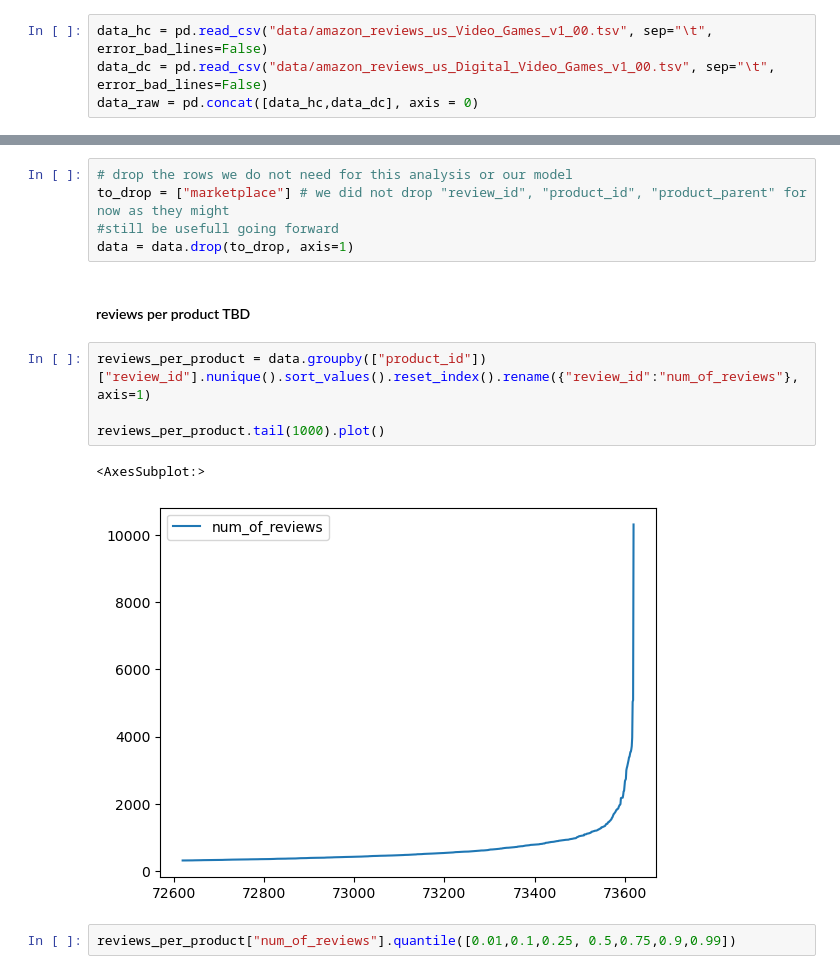
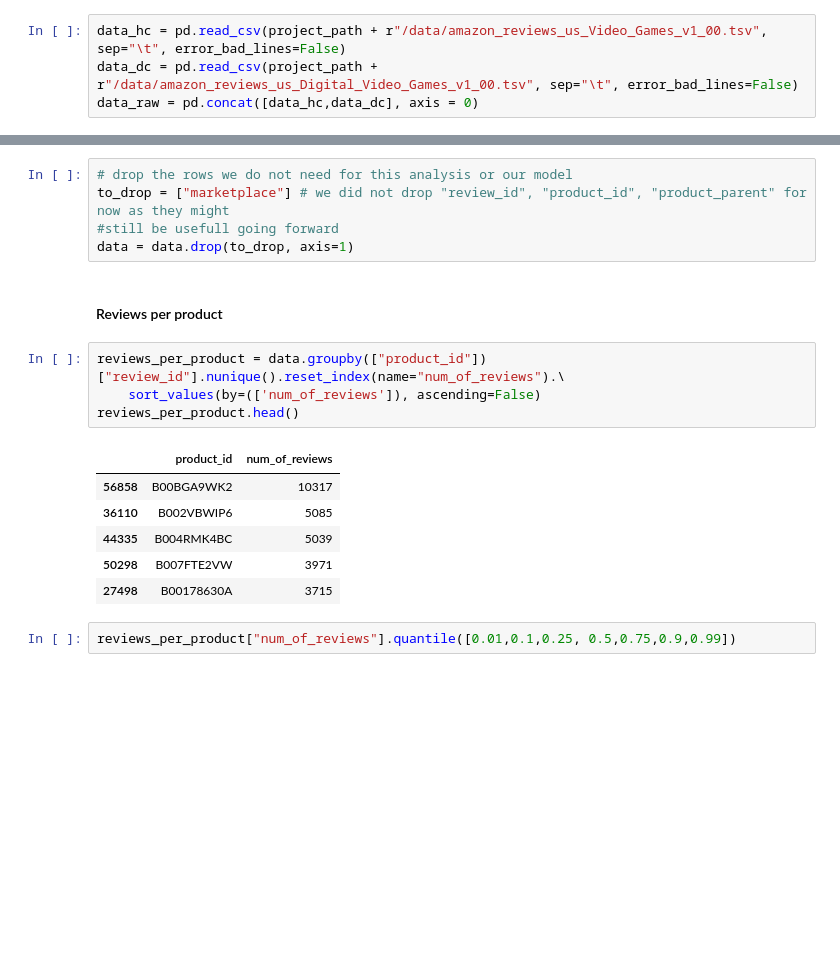
Before and after one commit to LLGH1/dsproject_supply_chain, a Jupyter notebook: FirstExplorationReviewData_OUTPUT.ipynb, the cells around one changed output, grey strips where cells are left out. Drawn from its saved outputs; the diff is of its cells as text; blank space fills up the shorter version.

Commit message:
Final work of first data exploration
also added package-list and readme file

```diff
--- a/FirstExplorationReviewData_OUTPUT.ipynb
+++ b/FirstExplorationReviewData_OUTPUT.ipynb
@@ -59,5 +59,5 @@ project_path
 # %%
-data_hc = pd.read_csv("data/amazon_reviews_us_Video_Games_v1_00.tsv", sep="\t", error_bad_lines=False)
-data_dc = pd.read_csv("data/amazon_reviews_us_Digital_Video_Games_v1_00.tsv", sep="\t", error_bad_lines=False)
+data_hc = pd.read_csv(project_path + r"/data/amazon_reviews_us_Video_Games_v1_00.tsv", sep="\t", error_bad_lines=False)
+data_dc = pd.read_csv(project_path + r"/data/amazon_reviews_us_Digital_Video_Games_v1_00.tsv", sep="\t", error_bad_lines=False)
 data_raw = pd.concat([data_hc,data_dc], axis = 0)
 # %% [output]
@@ -166,14 +166,18 @@ to_drop = ["marketplace"] # we did not drop "review_id", "product_id", "product_
 #still be usefull going forward
 data = data.drop(to_drop, axis=1)
 # %% [markdown]
-#### reviews per product TBD
+#### Reviews per product
 # %%
-reviews_per_product = data.groupby(["product_id"])["review_id"].nunique().sort_values().reset_index().rename({"review_id":"num_of_reviews"}, axis=1)
-
-reviews_per_product.tail(1000).plot()
+reviews_per_product = data.groupby(["product_id"])["review_id"].nunique().reset_index(name="num_of_reviews").\
+    sort_values(by=(['num_of_reviews']), ascending=False)
+reviews_per_product.head()
 # %% [output]
-<AxesSubplot:>
-[figure, removed]
+|  | product_id | num_of_reviews |
+| 56858 | B00BGA9WK2 | 10317 |
+| 36110 | B002VBWIP6 | 5085 |
+| 44335 | B004RMK4BC | 5039 |
+| 50298 | B007FTE2VW | 3971 |
+| 27498 | B00178630A | 3715 |
 # %%
 reviews_per_product["num_of_reviews"].quantile([0.01,0.1,0.25, 0.5,0.75,0.9,0.99])
 # %% [output]
```
Also changed, not shown: parts of 28 cells of this notebook, 5 other files.
